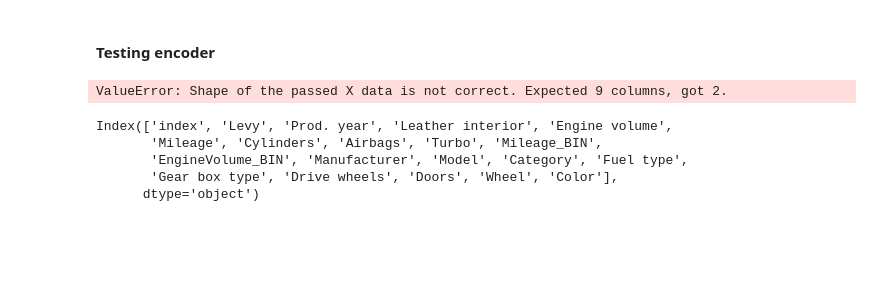
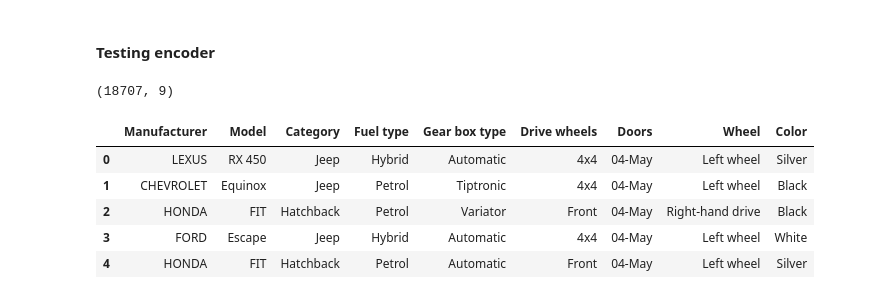
Before and after one commit to K00LDUD3/Car-Pricing-Foodmen, a Jupyter notebook: Prep_v4_ExpModels.ipynb, the cells around one changed output. Drawn from its saved outputs; the diff is of its cells as text; code cells hidden in the pictures; blank space fills up the shorter version.

```diff
--- a/Prep_v4_ExpModels.ipynb
+++ b/Prep_v4_ExpModels.ipynb
@@ -155,15 +175,20 @@ print(mean_absolute_percentage_error(np.exp(ytest), np.exp(y_pred)))
 f = open('Encoder.bin', 'rb')
 enc = pickle.load(f)
 f.close()
-# %%
-enc.inverse_transform(X.get(['Model', 'Manufacturer']))
-# %% [output]
-ValueError: Shape of the passed X data is not correct. Expected 9 columns, got 2.
+# %%
+X = enc.inverse_transform(X.get(['Manufacturer', 'Model', 'Category', 'Fuel type', 'Gear box type', 'Drive wheels', 'Doors', 'Wheel', 'Color']))
 # %%
-X.columns
+X.shape
 # %% [output]
-Index(['index', 'Levy', 'Prod. year', 'Leather interior', 'Engine volume',
-       'Mileage', 'Cylinders', 'Airbags', 'Turbo', 'Mileage_BIN',
-       'EngineVolume_BIN', 'Manufacturer', 'Model', 'Category', 'Fuel type',
-       'Gear box type', 'Drive wheels', 'Doors', 'Wheel', 'Color'],
-      dtype='object')
+(18707, 9)
+# %%
+df_categ = pd.DataFrame(X, columns=['Manufacturer', 'Model', 'Category', 'Fuel type', 'Gear box type', 'Drive wheels', 'Doors', 'Wheel', 'Color'])
+# %%
+df_categ.head()
+# %% [output]
+|  | Manufacturer | Model | Category | Fuel type | Gear box type | Drive wheels | Doors | Wheel | Color |
+| 0 | LEXUS | RX 450 | Jeep | Hybrid | Automatic | 4x4 | 04-May | Left wheel | Silver |
+| 1 | CHEVROLET | Equinox | Jeep | Petrol | Tiptronic | 4x4 | 04-May | Left wheel | Black |
+| 2 | HONDA | FIT | Hatchback | Petrol | Variator | Front | 04-May | Right-hand drive | Black |
+| 3 | FORD | Escape | Jeep | Hybrid | Automatic | 4x4 | 04-May | Left wheel | White |
+| 4 | HONDA | FIT | Hatchback | Petrol | Automatic | Front | 04-May | Left wheel | Silver |
```
Also changed, not shown: parts of 14 cells of this notebook, 2 other files.
